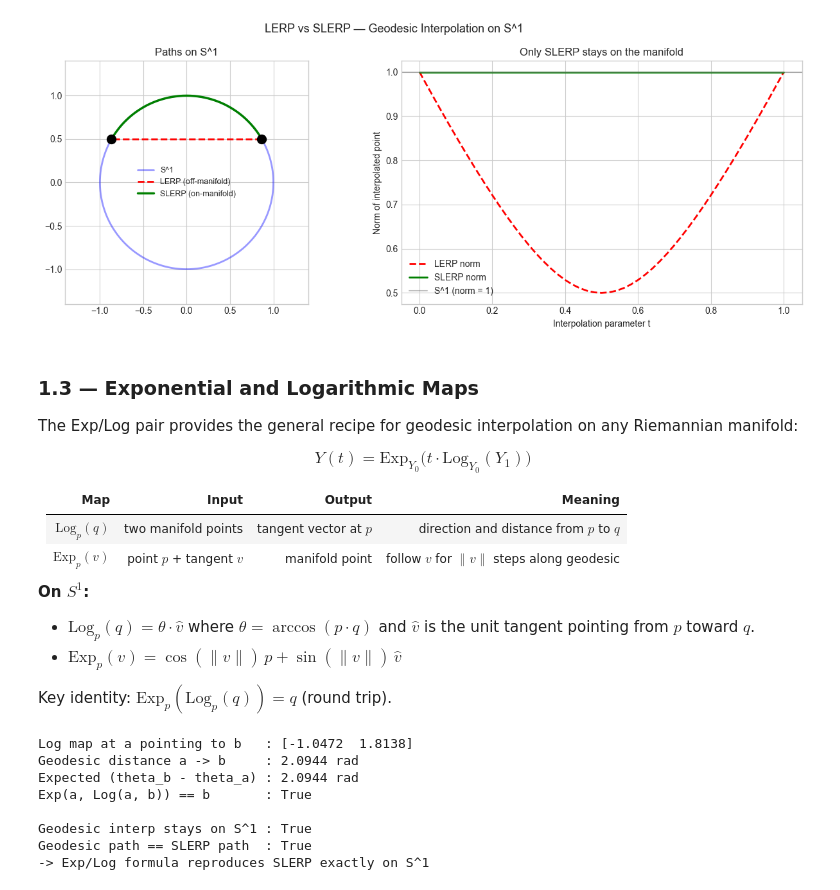
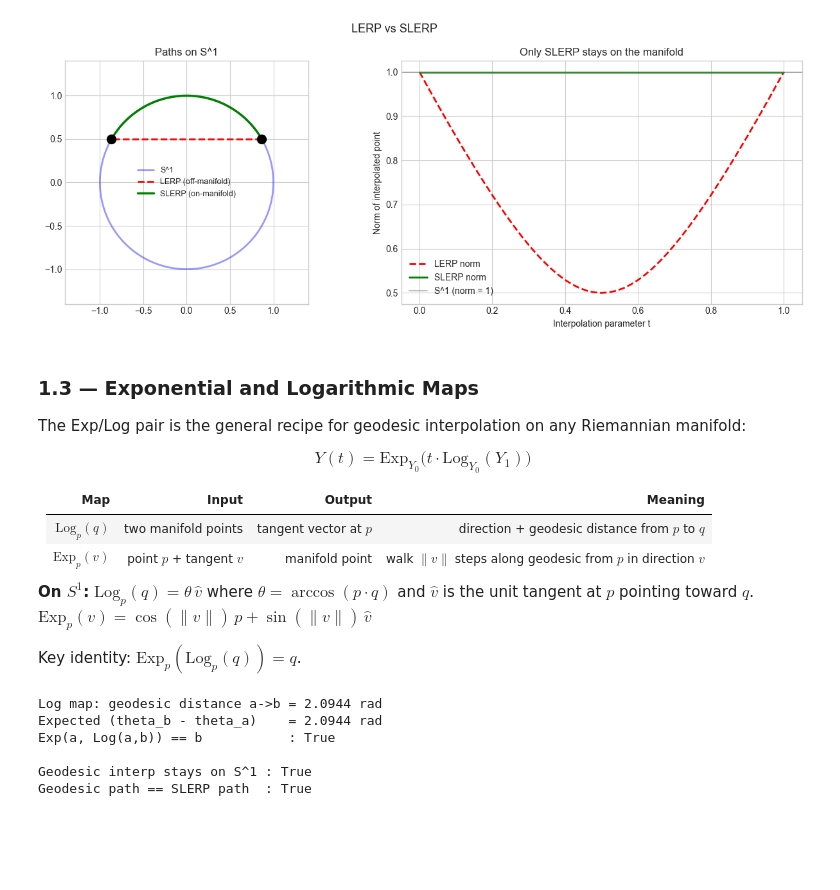
Before and after one commit to triet4p/latent-anything, a Jupyter notebook: lumen-theory/01-space-representation/notebooks/05_06_07_geodesic_pullback_flatvi.ipynb, the cells around one changed output. Cells and saved outputs as stored; diff of their text form; code cells hidden in the pictures; blank space fills up the shorter version.

```diff
--- a/lumen-theory/01-space-representation/notebooks/05_06_07_geodesic_pullback_flatvi.ipynb
+++ b/lumen-theory/01-space-representation/notebooks/05_06_07_geodesic_pullback_flatvi.ipynb
@@ -117,15 +228,12 @@ def slerp(u: np.ndarray, v: np.ndarray, t: float) -> np.ndarray:
     '''
     Spherical Linear Interpolation between unit vectors u and v at t in [0, 1].
     Moves at constant angular speed along the great-circle arc on S^(n-1).
-
-    Formula:  sin((1-t)*theta)/sin(theta) * u  +  sin(t*theta)/sin(theta) * v
-    where theta = arccos(u . v)
     '''
     # TODO:
-    # 1. cos_theta = clip(u . v, -1, 1)  — clip avoids arccos domain errors
+    # 1. cos_theta = clip(u . v, -1, 1)
     # 2. theta = arccos(cos_theta)
-    # 3. If theta < 1e-8 (u ~= v), return linear blend as safe fallback
-    # 4. Return the SLERP formula
+    # 3. If theta < 1e-8, return linear blend (degenerate fallback)
+    # 4. Return sin((1-t)*theta)/sin(theta)*u + sin(t*theta)/sin(theta)*v
     # raise NotImplementedError('TODO: implement slerp')
 
     cos_theta = float(np.clip(np.dot(u, v), -1.0, 1.0))
@@ -133,7 +241,7 @@ def slerp(u: np.ndarray, v: np.ndarray, t: float) -> np.ndarray:
     if abs(theta) < 1e-8:
         return (1.0 - t) * u + t * v
     return (np.sin((1.0 - t) * theta) / np.sin(theta)) * u + \
-           (np.sin(t * theta) / np.sin(theta)) * v
+           (np.sin(t * theta)         / np.sin(theta)) * v
 # %%
 slerp_path  = np.array([slerp(a, b, t) for t in ts])
 slerp_norms = np.linalg.norm(slerp_path, axis=1)
@@ -156,90 +262,80 @@ Exercise 1 - SLERP looks good.
 # %%
 fig, axes = plt.subplots(1, 2, figsize=(13, 5))
 
 ax = axes[0]
 ax.plot(circle[:, 0], circle[:, 1], 'b-', linewidth=2, alpha=0.4, label='S^1')
 ax.plot(lerp_path[:, 0],  lerp_path[:, 1],  'r--', linewidth=2,   label='LERP (off-manifold)')
 ax.plot(slerp_path[:, 0], slerp_path[:, 1], 'g-',  linewidth=2.5, label='SLERP (on-manifold)')
 ax.scatter([a[0], b[0]], [a[1], b[1]], color='black', s=100, zorder=5)
 ax.set_aspect('equal')
 ax.set_xlim(-1.4, 1.4)
 ax.set_ylim(-1.4, 1.4)
 ax.set_title('Paths on S^1')
 ax.legend(fontsize=9)
 
 ax = axes[1]
 ax.plot(ts, lerp_norms,  'r--', linewidth=2, label='LERP norm')
 ax.plot(ts, slerp_norms, 'g-',  linewidth=2, label='SLERP norm')
 ax.axhline(1.0, color='gray', linestyle='-', alpha=0.5, label='S^1 (norm = 1)')
 ax.set_xlabel('Interpolation parameter t')
 ax.set_ylabel('Norm of interpolated point')
 ax.set_title('Only SLERP stays on the manifold')
 ax.legend()
 
-plt.suptitle('LERP vs SLERP — Geodesic Interpolation on S^1', fontsize=13)
+plt.suptitle('LERP vs SLERP', fontsize=13)
 plt.tight_layout()
 plt.show()
 # %% [output]
-[figure, old version]
+[figure, new version]
 # %% [markdown]
 ### 1.3 — Exponential and Logarithmic Maps
 
-The Exp/Log pair provides the general recipe for geodesic interpolation on any Riemannian manifold:
+The Exp/Log pair is the general recipe for geodesic interpolation on any Riemannian manifold:
 
 $$Y(t) = \text{Exp}_{Y_0}\!\bigl(t \cdot \text{Log}_{Y_0}(Y_1)\bigr)$$
 
 | Map | Input | Output | Meaning |
 |---|---|---|---|
-| $\text{Log}_p(q)$ | two manifold points | tangent vector at $p$ | direction and distance from $p$ to $q$ |
-| $\text{Exp}_p(v)$ | point $p$ + tangent $v$ | manifold point | follow $v$ for $\|v\|$ steps along geodesic |
+| $\text{Log}_p(q)$ | two manifold points | tangent vector at $p$ | direction + geodesic distance from $p$ to $q$ |
+| $\text{Exp}_p(v)$ | point $p$ + tangent $v$ | manifold point | walk $\|v\|$ steps along geodesic from $p$ in direction $v$ |
 
 **On $S^1$:**
-- $\text{Log}_p(q) = \theta \cdot \hat{v}$ where $\theta = \arccos(p \cdot q)$ and $\hat{v}$ is the unit tangent pointing from $p$ toward $q$.
-- $\text{Exp}_p(v) = \cos(\|v\|)\,p + \sin(\|v\|)\,\hat{v}$
+$\text{Log}_p(q) = \theta\,\hat{v}$ where $\theta = \arccos(p \cdot q)$ and $\hat{v}$ is the unit tangent at $p$ pointing toward $q$.
+$\text{Exp}_p(v) = \cos(\|v\|)\,p + \sin(\|v\|)\,\hat{v}$
 
-Key identity: $\text{Exp}_p(\text{Log}_p(q)) = q$ (round trip).
+Key identity: $\text{Exp}_p(\text{Log}_p(q)) = q$.
 # %%
 def log_map_s1(p: np.ndarray, q: np.ndarray) -> np.ndarray:
-    '''Log map on S^1: tangent vector at p pointing toward q, with length = geodesic distance.'''
     cos_theta = float(np.clip(np.dot(p, q), -1.0, 1.0))
     theta = np.arccos(cos_theta)
     if abs(theta) < 1e-10:
         return np.zeros(2)
-    q_tangent = q - np.dot(p, q) * p       # project q onto tangent plane at p
+    q_tangent = q - np.dot(p, q) * p
     return theta * q_tangent / np.linalg.norm(q_tangent)
 
 
 def exp_map_s1(p: np.ndarray, v: np.ndarray) -> np.ndarray:
-    '''Exp map on S^1: follow tangent vector v from p for ||v|| steps.'''
     norm_v = np.linalg.norm(v)
     if norm_v < 1e-10:
         return p.copy()
     return np.cos(norm_v) * p + np.sin(norm_v) * (v / norm_v)
 
 
-# Round-trip verification: Exp(p, Log(p, q)) == q
 log_vec   = log_map_s1(a, b)
 recovered = exp_map_s1(a, log_vec)
-
-print(f'Log map at a pointing to b   : {log_vec}')
-print(f'Geodesic distance a -> b     : {np.linalg.norm(log_vec):.4f} rad')
-print(f'Expected (theta_b - theta_a) : {theta_b - theta_a:.4f} rad')
-print(f'Exp(a, Log(a, b)) == b       : {np.allclose(recovered, b, atol=1e-7)}')
+print(f'Log map: geodesic distance a->b = {np.linalg.norm(log_vec):.4f} rad')
+print(f'Expected (theta_b - theta_a)    = {theta_b - theta_a:.4f} rad')
+print(f'Exp(a, Log(a,b)) == b           : {np.allclose(recovered, b, atol=1e-7)}')
 print()
 
-# Geodesic interpolation: Y(t) = Exp_{a}(t * Log_{a}(b))
-geod_path  = np.array([exp_map_s1(a, t * log_vec) for t in ts])
-geod_norms = np.linalg.norm(geod_path, axis=1)
-
-print(f'Geodesic interp stays on S^1 : {np.allclose(geod_norms, 1.0, atol=1e-7)}')
+# Y(t) = Exp_a(t * Log_a(b))
+geod_path = np.array([exp_map_s1(a, t * log_vec) for t in ts])
+print(f'Geodesic interp stays on S^1 : {np.allclose(np.linalg.norm(geod_path,axis=1), 1.0, atol=1e-7)}')
 print(f'Geodesic path == SLERP path  : {np.allclose(geod_path, slerp_path, atol=1e-7)}')
-print('-> Exp/Log formula reproduces SLERP exactly on S^1')
 # %% [output]
-Log map at a pointing to b   : [-1.0472  1.8138]
-Geodesic distance a -> b     : 2.0944 rad
-Expected (theta_b - theta_a) : 2.0944 rad
-Exp(a, Log(a, b)) == b       : True
+Log map: geodesic distance a->b = 2.0944 rad
+Expected (theta_b - theta_a)    = 2.0944 rad
+Exp(a, Log(a,b)) == b           : True
 
 Geodesic interp stays on S^1 : True
 Geodesic path == SLERP path  : True
--> Exp/Log formula reproduces SLERP exactly on S^1
```
Also changed, not shown: parts of 30 cells of this notebook.
